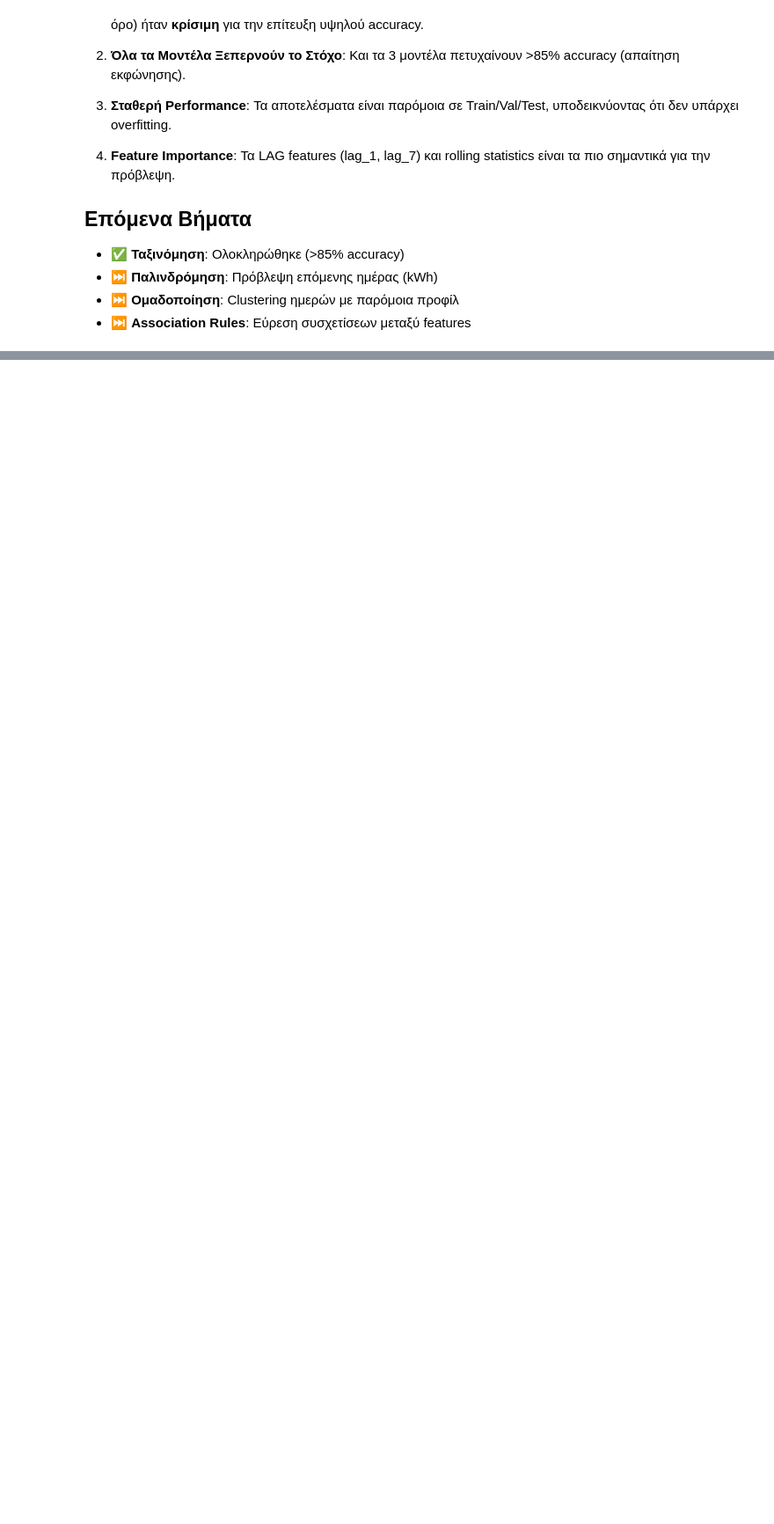
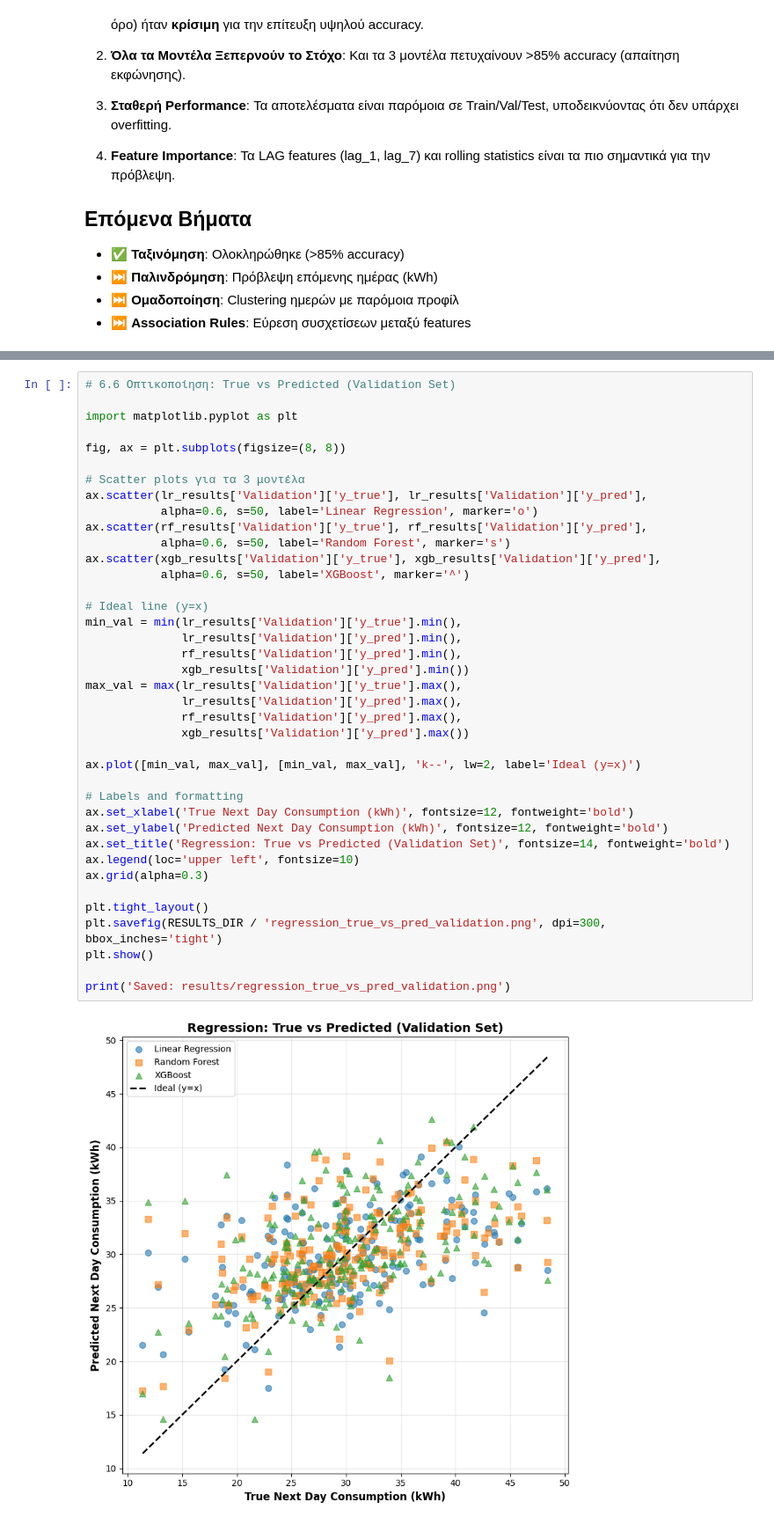
Before and after one commit to KostasPapadogiannis/energy-consumption-mining, a Jupyter notebook: notebooks/modeling.ipynb, the cells around one changed output, grey strips where cells are left out. Shown at 88% size. Cells and saved outputs as stored; diff of their text form; blank space fills up the shorter version.

```diff
--- a/notebooks/modeling.ipynb
+++ b/notebooks/modeling.ipynb
@@ -1105,0 +1360,41 @@ XGBRegressor    4.905     6.378   0.223
+# %%
+# 6.6 Οπτικοποίηση: True vs Predicted (Validation Set)
+
+import matplotlib.pyplot as plt
+
+fig, ax = plt.subplots(figsize=(8, 8))
+
+# Scatter plots για τα 3 μοντέλα
+ax.scatter(lr_results['Validation']['y_true'], lr_results['Validation']['y_pred'],
+           alpha=0.6, s=50, label='Linear Regression', marker='o')
+ax.scatter(rf_results['Validation']['y_true'], rf_results['Validation']['y_pred'],
+           alpha=0.6, s=50, label='Random Forest', marker='s')
+ax.scatter(xgb_results['Validation']['y_true'], xgb_results['Validation']['y_pred'],
+           alpha=0.6, s=50, label='XGBoost', marker='^')
+
+# Ideal line (y=x)
+min_val = min(lr_results['Validation']['y_true'].min(),
+              lr_results['Validation']['y_pred'].min(),
+              rf_results['Validation']['y_pred'].min(),
+              xgb_results['Validation']['y_pred'].min())
+max_val = max(lr_results['Validation']['y_true'].max(),
+              lr_results['Validation']['y_pred'].max(),
+              rf_results['Validation']['y_pred'].max(),
+              xgb_results['Validation']['y_pred'].max())
+
+ax.plot([min_val, max_val], [min_val, max_val], 'k--', lw=2, label='Ideal (y=x)')
+
+# Labels and formatting
+ax.set_xlabel('True Next Day Consumption (kWh)', fontsize=12, fontweight='bold')
+ax.set_ylabel('Predicted Next Day Consumption (kWh)', fontsize=12, fontweight='bold')
+ax.set_title('Regression: True vs Predicted (Validation Set)', fontsize=14, fontweight='bold')
+ax.legend(loc='upper left', fontsize=10)
+ax.grid(alpha=0.3)
+
+plt.tight_layout()
+plt.savefig(RESULTS_DIR / 'regression_true_vs_pred_validation.png', dpi=300, bbox_inches='tight')
+plt.show()
+
+print('Saved: results/regression_true_vs_pred_validation.png')
+# %% [output]
+[figure, added]
```
Also changed, not shown: parts of 16 cells of this notebook, 7 other files.
